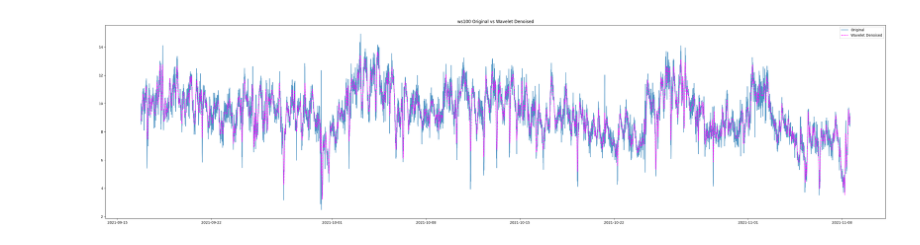
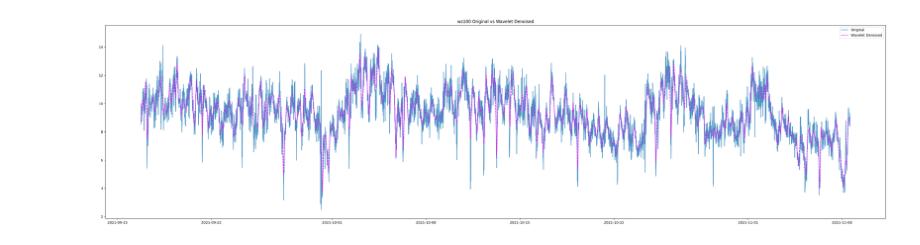
Before and after one commit to Perebati/TFG-Vento-Sul, a Jupyter notebook: LSTM/wavelet.ipynb, the cells around one changed output. Drawn from its saved outputs; the diff is of its cells as text; code cells hidden in the pictures.

Commit message:
wavelet

```diff
--- a/LSTM/wavelet.ipynb
+++ b/LSTM/wavelet.ipynb
@@ -11,6 +11,9 @@ from tensorflow.keras.layers import Input, MultiHeadAttention, Bidirectional, LS
 
 from tensorflow.keras.callbacks import EarlyStopping, ReduceLROnPlateau, ModelCheckpoint
 from tensorflow.keras.regularizers import l2
+import shutil
+import os
+
 
 # %% Leitura e Preparação dos Dados
 data = pd.read_csv("dataset.csv")
@@ -20,45 +23,45 @@ data.index = data['id'].apply(lambda x: pd.to_datetime(str(x).split('.')[0], err
 variables = pd.DataFrame(index=data.index)
 
 # Função para Suavização usando Wavelet Transform
-def wavelet_denoising(signal, wavelet='db4', level=3):
+def wavelet_denoising(signal, wavelet='bior2.2', level=4):
     coeffs = pywt.wavedec(signal, wavelet, mode='symmetric', level=level)
     sigma = np.median(np.abs(coeffs[-level])) / 0.6745
     uthresh = sigma * np.sqrt(2 * np.log(len(signal)))
     coeffs[1:] = [pywt.threshold(i, value=uthresh, mode='soft') for i in coeffs[1:]]
     reconstructed_signal = pywt.waverec(coeffs, wavelet, mode='symmetric')
     return reconstructed_signal
 
 # Aplicação do Wavelet Denoising às Colunas Desejadas
-for col in ['ws100', 'ws80', 'ws120', 'temp', 'humid', 'wdisp100', 'wdir100']:
+for col in ['ws100', 'humid', 'wdisp100', 'wdir100']:
     if col in data.columns:
         denoised_signal = wavelet_denoising(data[col].values)
         variables[f'{col}_wavelet'] = denoised_signal[:len(data)]  # Garantir que o tamanho seja consistente
     else:
         raise ValueError(f"A coluna {col} não existe no dataset.")
+
+    # Plotagem para Comparação
+plt.figure(figsize=(40, 10))
+plt.plot(data.index, data['ws100'], label='Original', alpha=0.8)
+plt.plot(variables.index, variables['ws100_wavelet'], label='Wavelet Denoised', linestyle='--', color='magenta')
+plt.title('ws100 Original vs Wavelet Denoised')
+plt.legend()
+plt.show()
 
 # Escalonamento dos Dados
 scaler_ws100 = MinMaxScaler()
 variables_scaled_ws100 = scaler_ws100.fit_transform(variables[['ws100_wavelet']])
 
 scaler_other = MinMaxScaler()
 variables_scaled_other = scaler_other.fit_transform(variables.drop(columns=['ws100_wavelet']))
 
 variables_scaled = np.hstack((variables_scaled_ws100, variables_scaled_other))
 variables_scaled = pd.DataFrame(
     variables_scaled,
     columns=variables.columns,
     index=variables.index
 )
-
-# Plotagem para Comparação
-plt.figure(figsize=(40, 10))
-plt.plot(data.index, data['ws100'], label='Original', alpha=0.8)
-plt.plot(variables.index, variables['ws100_wavelet'], label='Wavelet Denoised', linestyle='--', color='magenta')
-plt.title('ws100 Original vs Wavelet Denoised')
-plt.legend()
-plt.show()
 # %% [output]
-[figure, old version]
+[figure, new version]
 # %%
 # %% Preparação dos Dados para o Modelo
 input_steps = 36
```
Also changed, not shown: parts of 1 cell of this notebook, 1 other file.
